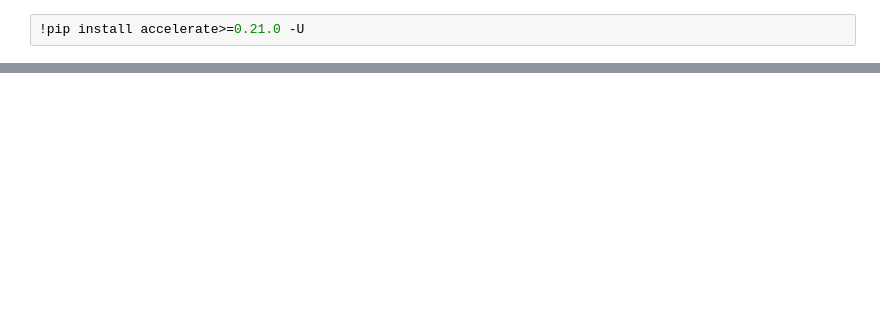
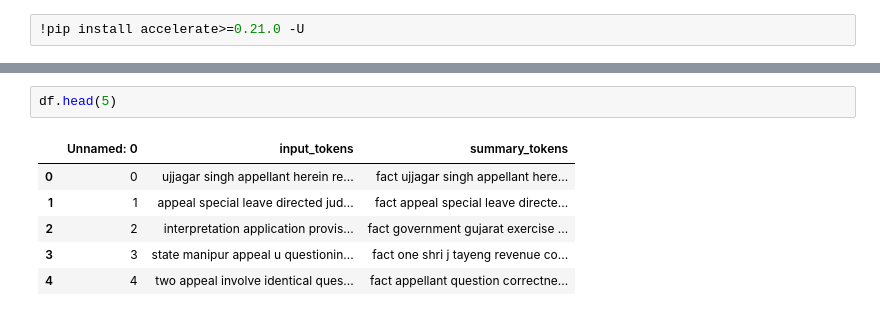
Before and after one commit to ayush9h/LegalDigest, a Jupyter notebook: LegalDigest_Model.ipynb, the cells around one changed output, grey strips where cells are left out. Saved outputs shown, nothing was run; the diff lists cells and outputs as text; blank space fills up the shorter version.

```diff
--- a/LegalDigest_Model.ipynb
+++ b/LegalDigest_Model.ipynb
@@ -348,0 +292,9 @@ trainer.save_model(output_dir + '/model')
+# %%
+df.head(5)
+# %% [output]
+|  | Unnamed: 0 | input_tokens | summary_tokens |
+| 0 | 0 | ujjagar singh appellant herein re... | fact ujjagar singh appellant here... |
+| 1 | 1 | appeal special leave directed jud... | fact appeal special leave directe... |
+| 2 | 2 | interpretation application provis... | fact government gujarat exercise ... |
+| 3 | 3 | state manipur appeal u questionin... | fact one shri j tayeng revenue co... |
+| 4 | 4 | two appeal involve identical ques... | fact appellant question correctne... |
```
Also changed, not shown: parts of 32 cells of this notebook.
